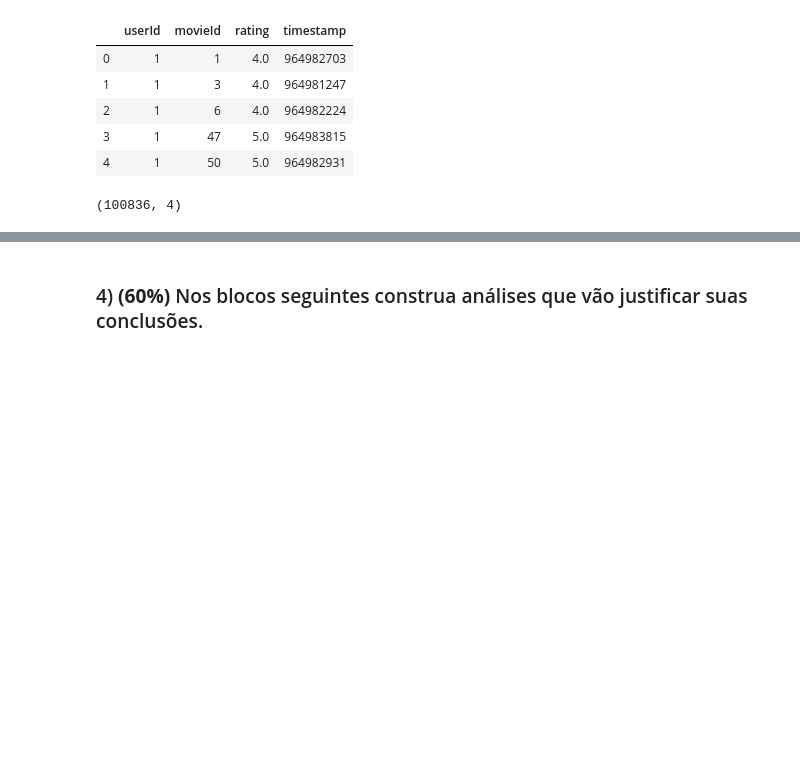
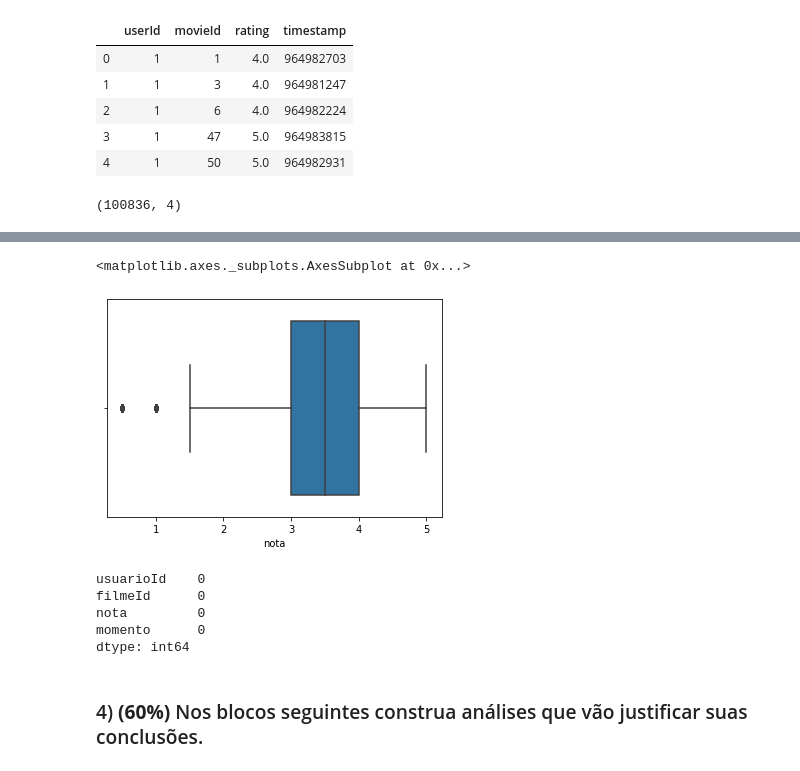
Before and after one commit to kelvinfrade/aed_projeto_1, a Jupyter notebook: aed_projeto_1.ipynb, the cells around one changed output, grey strips where cells are left out. Cells and saved outputs as stored; diff of their text form; code cells hidden in the pictures; blank space fills up the shorter version.

```diff
--- a/aed_projeto_1.ipynb
+++ b/aed_projeto_1.ipynb
@@ -173,3 +224,18 @@ notas.shape
+# %%
+import seaborn as sns
+
+sns.boxplot(notas.nota)
+# %% [output]
+<matplotlib.axes._subplots.AxesSubplot at 0x...>
+[figure, added]
+# %%
+notas.isnull().sum()
+# %% [output]
+usuarioId    0
+filmeId      0
+nota         0
+momento      0
+dtype: int64
 # %% [markdown]
 ### 4) **(60%)** Nos blocos seguintes construa análises que vão justificar suas conclusões.
 # %% [markdown]
```
Also changed, not shown: parts of 17 cells of this notebook.
